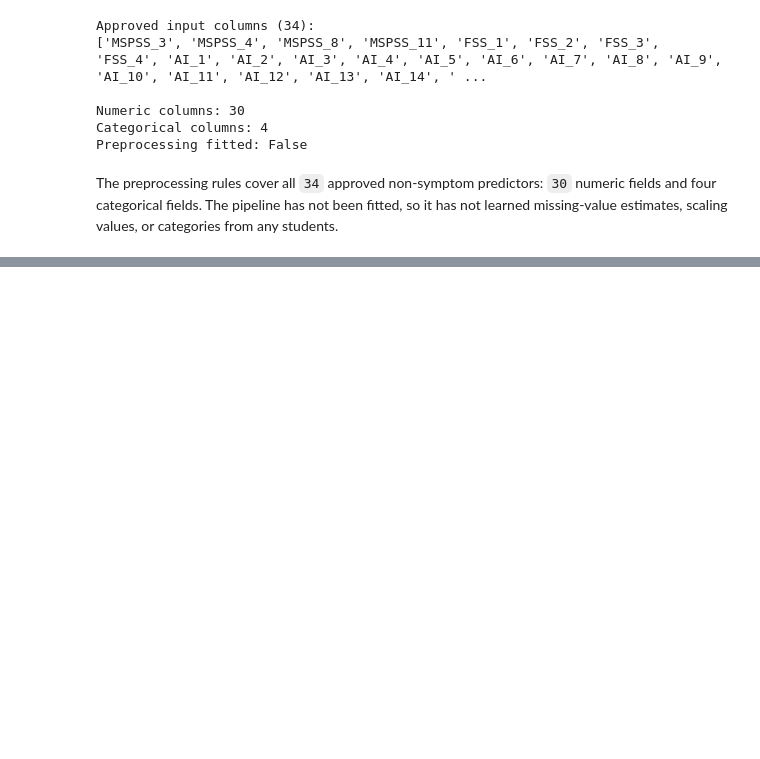
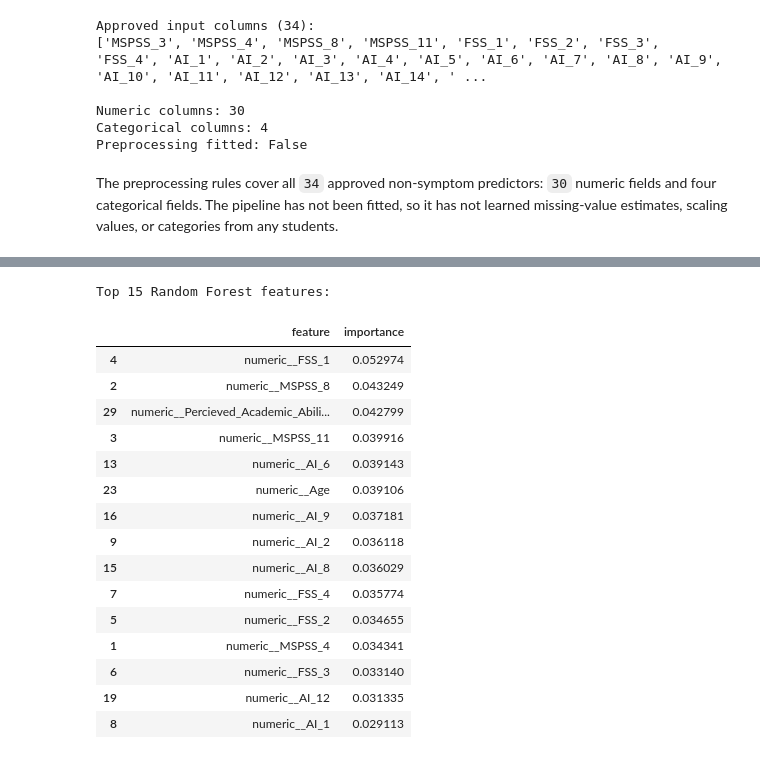
Before and after one commit to N-umwali/SchoolCare-Screening-Priority, a Jupyter notebook: student_screening.ipynb, the cells around one changed output, grey strips where cells are left out. Cells and saved outputs as stored; diff of their text form; code cells hidden in the pictures; blank space fills up the shorter version.

```diff
--- a/student_screening.ipynb
+++ b/student_screening.ipynb
@@ -806,0 +995,33 @@ The preprocessing rules cover all `34` approved non-symptom predictors: `30` num
+# %%
+# Report Random Forest feature importance.
+rf_pipeline = fitted_models["Random Forest"]
+rf_features = rf_pipeline.named_steps["prepare"].get_feature_names_out()
+
+rf_importance = pd.DataFrame({
+    "feature": rf_features,
+    "importance": rf_pipeline.named_steps["model"].feature_importances_
+}).sort_values("importance", ascending=False)
+
+print("\nTop 15 Random Forest features:")
+display(rf_importance.head(15))
+rf_importance.to_csv(
+    REPORTS / "step5_rf_feature_importance.csv", index=False
+)
+# %% [output]
+Top 15 Random Forest features:
+|  | feature | importance |
+| 4 | numeric__FSS_1 | 0.052974 |
+| 2 | numeric__MSPSS_8 | 0.043249 |
+| 29 | numeric__Percieved_Academic_Abili... | 0.042799 |
+| 3 | numeric__MSPSS_11 | 0.039916 |
+| 13 | numeric__AI_6 | 0.039143 |
+| 23 | numeric__Age | 0.039106 |
+| 16 | numeric__AI_9 | 0.037181 |
+| 9 | numeric__AI_2 | 0.036118 |
+| 15 | numeric__AI_8 | 0.036029 |
+| 7 | numeric__FSS_4 | 0.035774 |
+| 5 | numeric__FSS_2 | 0.034655 |
+| 1 | numeric__MSPSS_4 | 0.034341 |
+| 6 | numeric__FSS_3 | 0.033140 |
+| 19 | numeric__AI_12 | 0.031335 |
+| 8 | numeric__AI_1 | 0.029113 |
```
Also changed, not shown: parts of 28 cells of this notebook.
